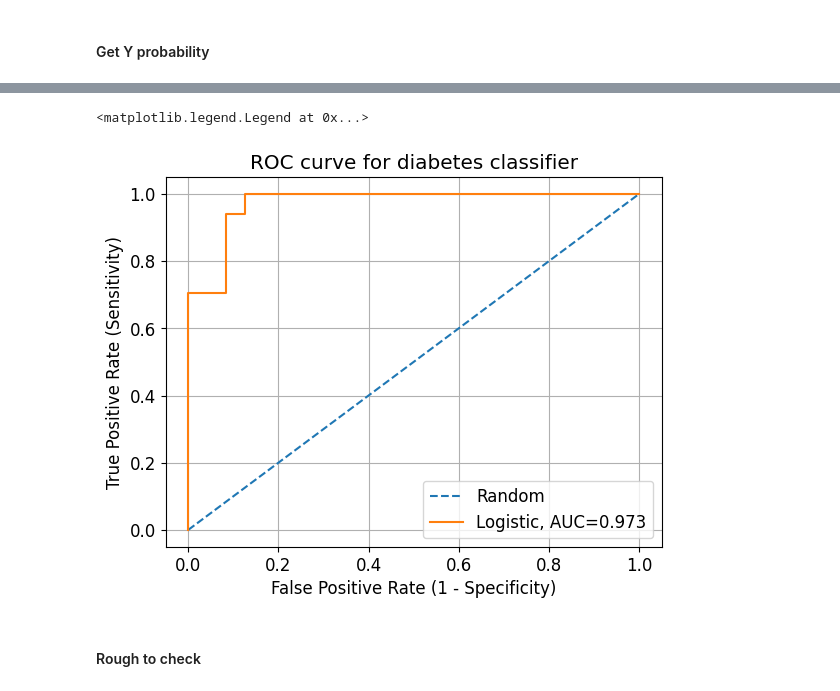
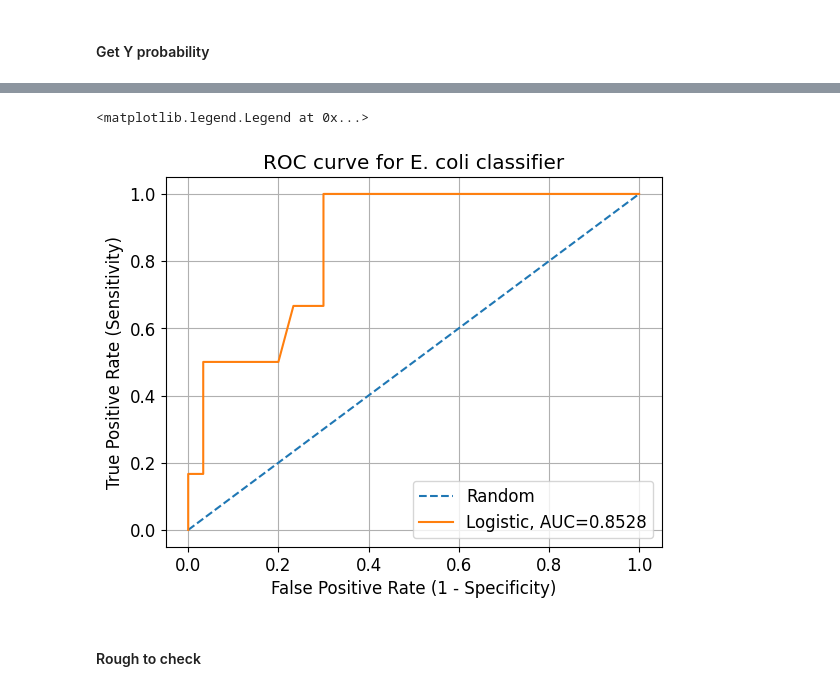
Before and after one commit to neeliit/DiagnosticsPy, a Jupyter notebook: Ecoli.ipynb, the cells around one changed output, grey strips where cells are left out. Saved outputs shown, nothing was run; the diff lists cells and outputs as text; code cells hidden in the pictures.

```diff
--- a/Ecoli.ipynb
+++ b/Ecoli.ipynb
@@ -33,0 +55,3 @@ dataset = dataset.drop('UHID', axis=1)
+# %%
+dataset.columns = ['score','outcome']
+dataset = dataset.dropna()
@@ -34,7 +67,7 @@ dataset = dataset.drop('UHID', axis=1)
 # %%
 # Convert to numeric, invalid parsing will be set as NaN
-dataset['Parameter'] = pd.to_numeric(dataset['Parameter'], errors='coerce')
-dataset['Outcome'] = pd.to_numeric(dataset['Outcome'], errors='coerce')
+dataset['score'] = pd.to_numeric(dataset['score'], errors='coerce')
+dataset['outcome'] = pd.to_numeric(dataset['outcome'], errors='coerce')
 # %%
 dataset.info()
 # %% [output]
@@ -50,6 +83,6 @@ memory usage: 2.4 KB
 # %%
 # Drop NaN values
-dataset = dataset.dropna(subset=['Parameter', 'Outcome'])
+#dataset = dataset.dropna(subset=['Parameter', 'Outcome'])
 # %%
 dataset.info()
 # %% [output]
@@ -99,7 +132,7 @@ sns.boxplot(x='Outcome',y='Parameter',data=dataset)
 # %%
 #..............Assigning X and Y variables...........#
-x = dataset.drop(['Outcome'], axis=1)
-y = np.array(dataset['Outcome']).reshape(-1,1)
+x = dataset.drop(['outcome'], axis=1)
+y = np.array(dataset['outcome']).reshape(-1,1)
 # %%
 #.............Split train and test sets..............#
 from sklearn.model_selection import train_test_split
@@ -250,35 +288,35 @@ import matplotlib.pyplot as plt
 auc = round(roc_auc_score(y_test, YProbAll['logreg']),4)
 
 # generate a random prediction probability
 y_rand_probs = [0 for _ in range(len(y_test))]
 
 # calculate scores
 y_rand_auc = roc_auc_score(y_test, y_rand_probs)
 y_test_auc = roc_auc_score(y_test, YProbAll['logreg'])
 
 # # summarize scores
 # print('Random: ROC AUC=', y_rand_auc)
 # print('Logistic: ROC AUC=', y_test_auc)
 
 # calculate roc curves
 rand_fpr, rand_tpr, _ = roc_curve(y_test, y_rand_probs)
 fpr, tpr, _ = roc_curve(y_test, YProbAll['logreg'])
 
 
 # plot the roc curve for the model
 plt.plot(rand_fpr, rand_tpr, linestyle='--', label='Random')
 plt.plot(fpr, tpr, label="Logistic, AUC="+str(auc))
 
 plt.rcParams['font.size'] = 12
-plt.title('ROC curve for diabetes classifier')
+plt.title('ROC curve for E. coli classifier')
 plt.xlabel('False Positive Rate (1 - Specificity)')
 plt.ylabel('True Positive Rate (Sensitivity)')
 plt.grid(True)
 # show the legend
 plt.legend()
 # %% [output]
 <matplotlib.legend.Legend at 0x...>
-[figure, old version]
+[figure, new version]
 # %% [markdown]
 #### Rough to check
 # %%
```
Also changed, not shown: parts of 21 cells of this notebook.
